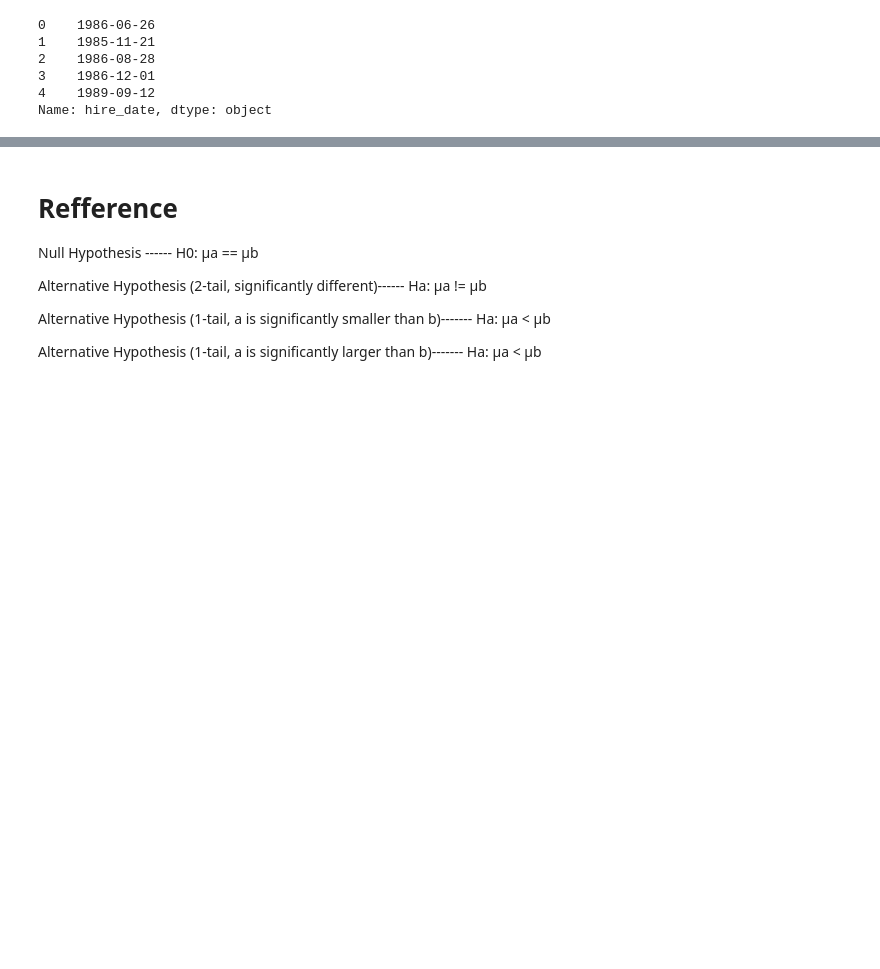
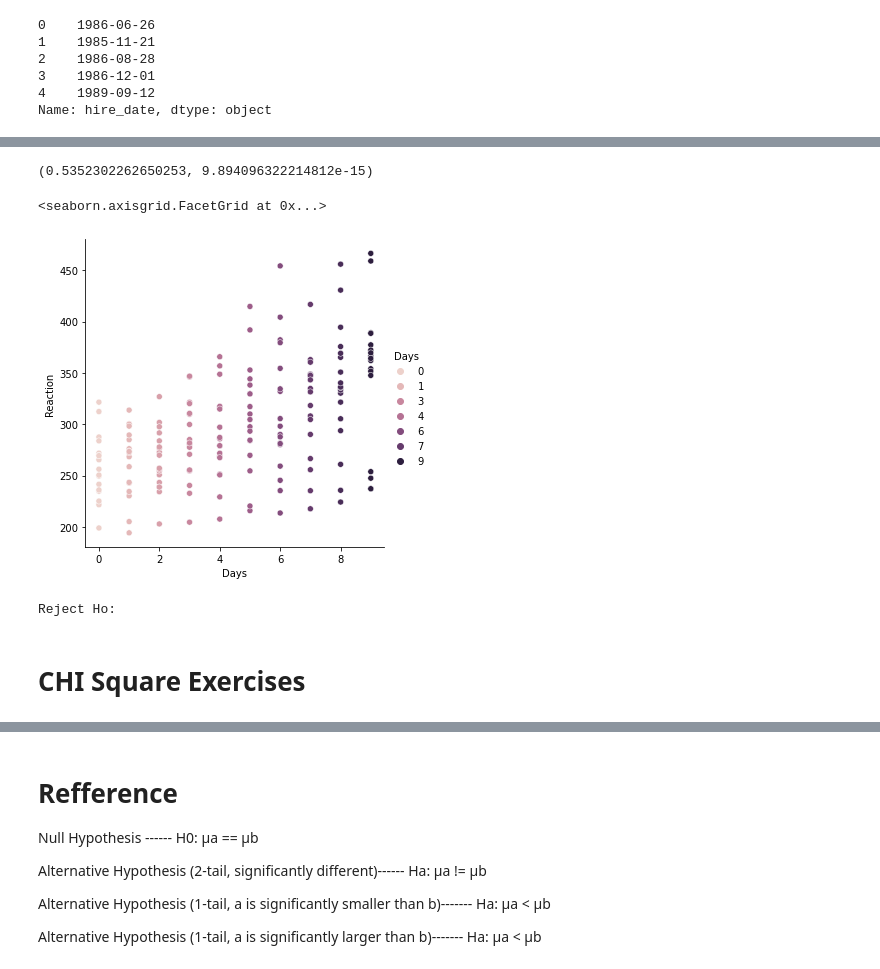
Before and after one commit to stephenkipkurui/statistics-exercises, a Jupyter notebook: hypothesis_testing.ipynb, the cells around one changed output, grey strips where cells are left out. Saved outputs shown, nothing was run; the diff lists cells and outputs as text; code cells hidden in the pictures; blank space fills up the shorter version.

Commit message:
Statistics Exercecises (t-test, Correlation, Chi-Square)

```diff
--- a/hypothesis_testing.ipynb
+++ b/hypothesis_testing.ipynb
@@ -806,2 +835,4 @@ AttributeError: 'Series' object has no attribute 'hire_date'
 # %%
+sleep = data('sleepstudy')
+sleep
 # %% [output]
@@ -809,8 +852,25 @@ SyntaxError: invalid syntax (171086302.py, line 1)
 # %%
-# # Convert ZEROS dates to format 0000-00-00
-# employees_salary_table = employees_salary_table.hire_date.fillna(0000-00-00)
+r, p = stats.pearsonr(sleep.Days, sleep.Reaction)
 
-# # df_telco = df_telco.total_charges.fillna(0)
+r, p
+# %% [output]
+(0.5352302262650253, 9.894096322214812e-15)
 # %%
-# employee_time_with_company = employees_salary_table[employees_salary_table.to_date - employees_salary_table.hire_date ]
-# employee_time_with_company
+sns.relplot(data = sleep, y="Reaction", x="Days", hue="Days" )
+# %% [output]
+<seaborn.axisgrid.FacetGrid at 0x...>
+[figure, added]
+# %%
+alpha = 0.05
+
+if p < alpha:
+
+    print('Reject Ho:')
+
+else:
+
+    print('Failed to reject Ho')
+# %% [output]
+Reject Ho:
+# %% [markdown]
+# CHI Square Exercises
```
Also changed, not shown: parts of 20 cells of this notebook.
